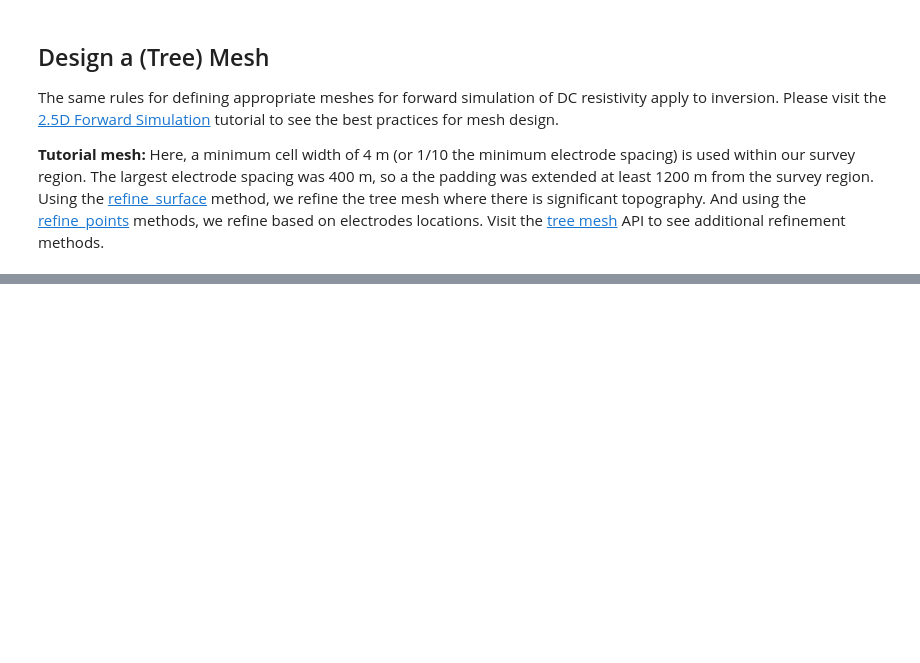
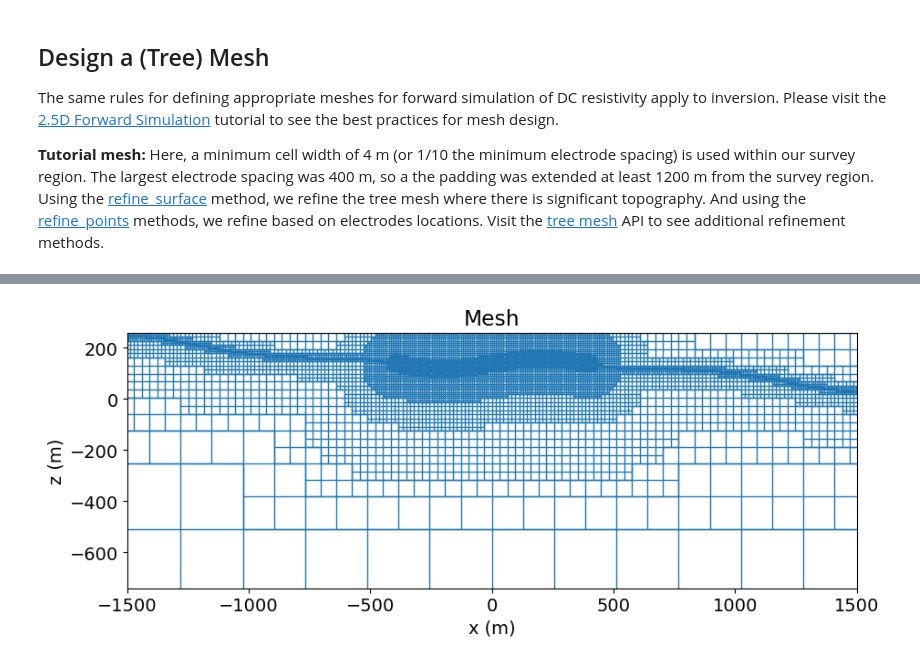
Before and after one commit to mdsoto/sovg, a Jupyter notebook: Session_6_Potential_Methods/session_6_exercise.ipynb, the cells around one changed output, grey strips where cells are left out. Saved outputs shown, nothing was run; the diff lists cells and outputs as text; code cells hidden in the pictures; blank space fills up the shorter version.

```diff
--- a/Session_6_Potential_Methods/HW_resistivity_inversion.ipynb
+++ b/Session_6_Potential_Methods/session_6_exercise.ipynb
@@ -277,0 +275,15 @@ plt.show()
+# %%
+fig = plt.figure(figsize=(10, 4))
+
+ax1 = fig.add_axes([0.14, 0.17, 0.8, 0.7])
+mesh.plot_grid(ax=ax1, linewidth=1)
+ax1.grid(False)
+ax1.set_xlim(-1500, 1500)
+ax1.set_ylim(np.max(topo_2d[:, -1]) - 1000, np.max(topo_2d[:, -1]))
+ax1.set_title("Mesh")
+ax1.set_xlabel("x (m)")
+ax1.set_ylabel("z (m)")
+
+plt.show()
+# %% [output]
+[figure, added]
```
Also changed, not shown: parts of 17 cells of this notebook, 35 other files.
